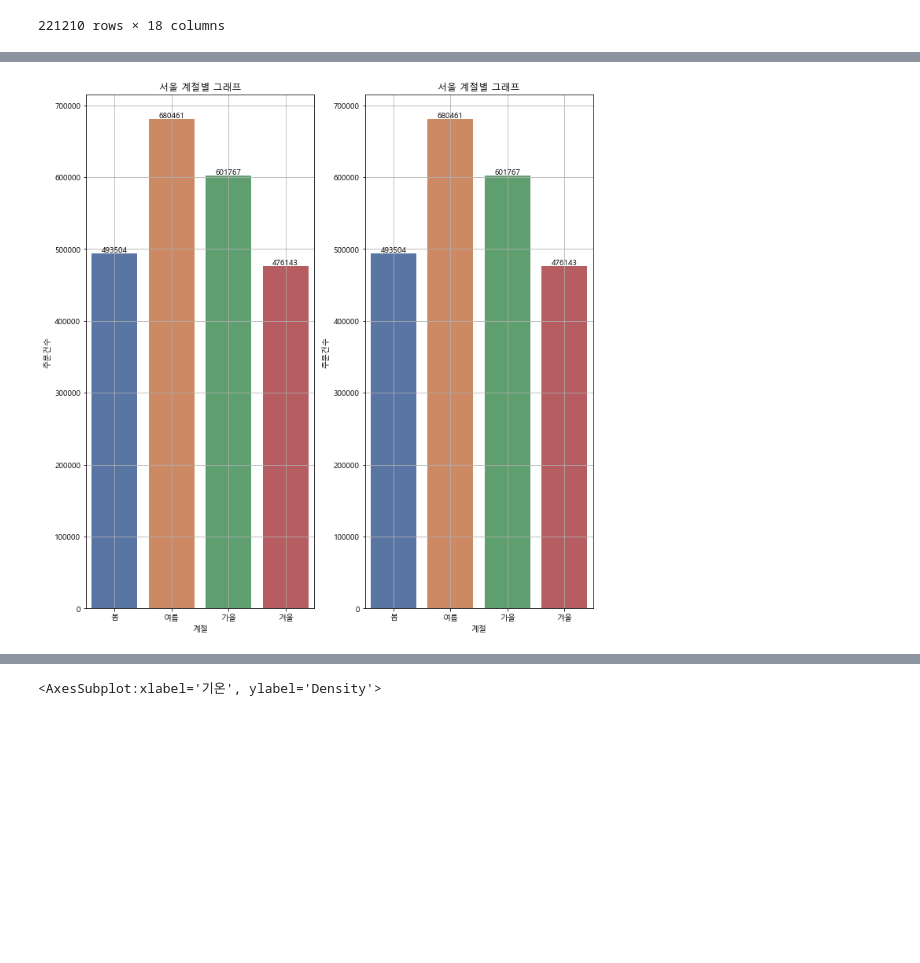
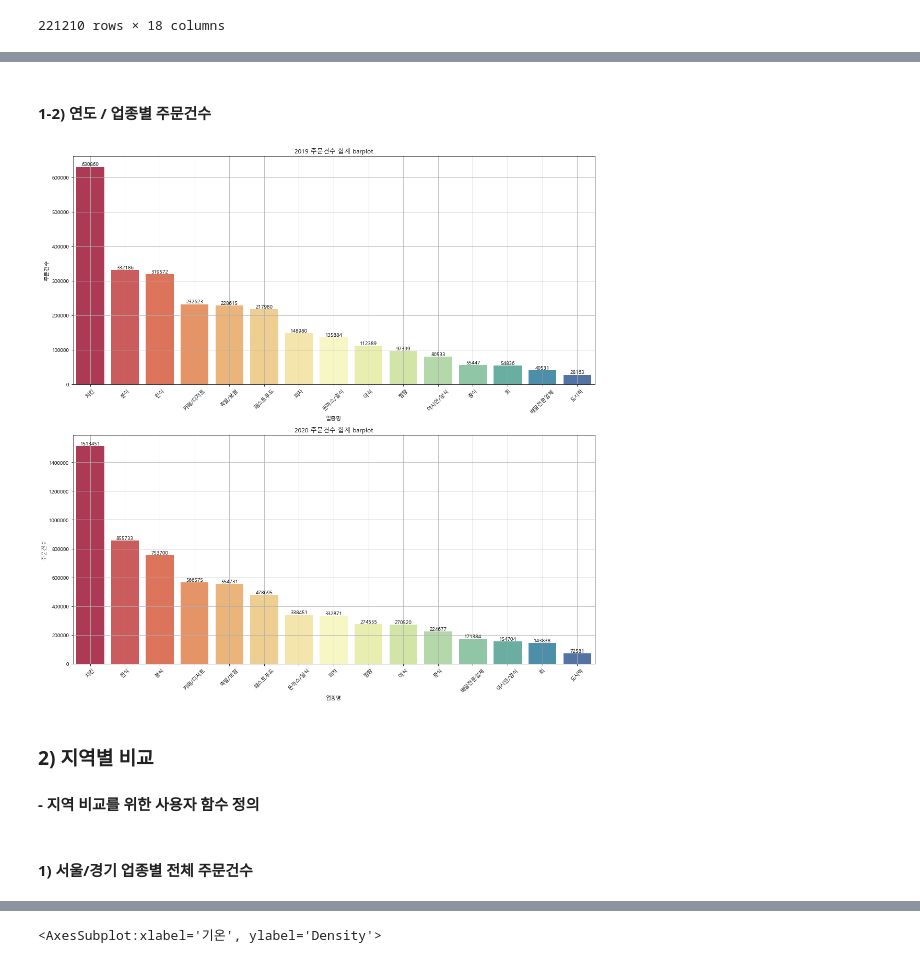
Before and after one commit to parksimis/Mulcam-Delivery-Service, a Jupyter notebook: data_analysis/EDA.ipynb, the cells around one changed output, grey strips where cells are left out. Drawn from its saved outputs; the diff is of its cells as text; code cells hidden in the pictures; blank space fills up the shorter version.

```diff
--- a/data_analysis/EDA.ipynb
+++ b/data_analysis/EDA.ipynb
@@ -49,0 +115,3 @@ final_data
+# %%
+# 날짜 형변환
+final_data['날짜'] = pd.to_datetime(final_data['날짜'])
@@ -50,27 +143,34 @@ final_data
+# %% [markdown]
+
+#### 1-2) 연도 / 업종별 주문건수
 # %%
+year = [2019, 2020]
+fig, axes = plt.subplots(2, 1, figsize=(15, 15))
 
-area = ['서울', '경기도']
-
-data_sl = final_data.loc[final_data['광역시도명']=='서울']
-data_gg = final_data.loc[final_data['광역시도명']=='경기도']
+for ax, yr in zip(axes.ravel(),year):
+    temp = final_data.loc[final_data['날짜'].dt.year == yr].groupby(['업종명']).sum()[['주문건수']].sort_values(by='주문건수', ascending=False)
+    index = temp.index
+    sns.barplot(x=index, y=temp['주문건수'],data=temp, palette='Spectral', ax=ax)
 
 
-tt = data_sl.groupby('계절').agg({'주문건수':sum}).reindex(['봄', '여름', '가을', '겨울'])
-fig, axes = plt.subplots(1, 2, figsize=(10, 10))
+    x = np.arange(len(temp.index))
+    y = temp['주문건수']
 
-for ax in axes.ravel():
-    sns.barplot(x=tt.index, y=tt['주문건수'], data=tt, palette='deep', ax=ax)
-    x = np.arange(len(tt.index))
-    y = tt['주문건수']
-
-    for i, v in enumerate(x):
-        ax.text(v, y[i], y[i],
+    for j, v in enumerate(x):
+        ax.text(v, y[j], y[j],
                fontsize=10, color='black',
                horizontalalignment='center',
                verticalalignment='bottom')
-        ax.set_title('서울 계절별 그래프')
-    ax.grid()
-    plt.tight_layout()
+
+        ax.ticklabel_format(style='plain', axis='y')
+        ax.set_xticklabels(temp.index, rotation=45)
+        ax.set_title(str(yr)+' '+'주문건수 합계 barplot')
+        ax.grid()
+        plt.tight_layout()
 # %% [output]
-[figure, old version]
+[figure, new version]
+# %% [markdown]
+### 2) 지역별 비교
+
+#### - 지역 비교를 위한 사용자 함수 정의
 # %%
@@ -106,3 +209,5 @@ def bar_plotting(df=None, X=None, aggfunc=sum):
 
         ax.grid()
         plt.tight_layout()
+# %% [markdown]
+#### 1) 서울/경기 업종별 전체 주문건수
```
Also changed, not shown: parts of 42 cells of this notebook.
